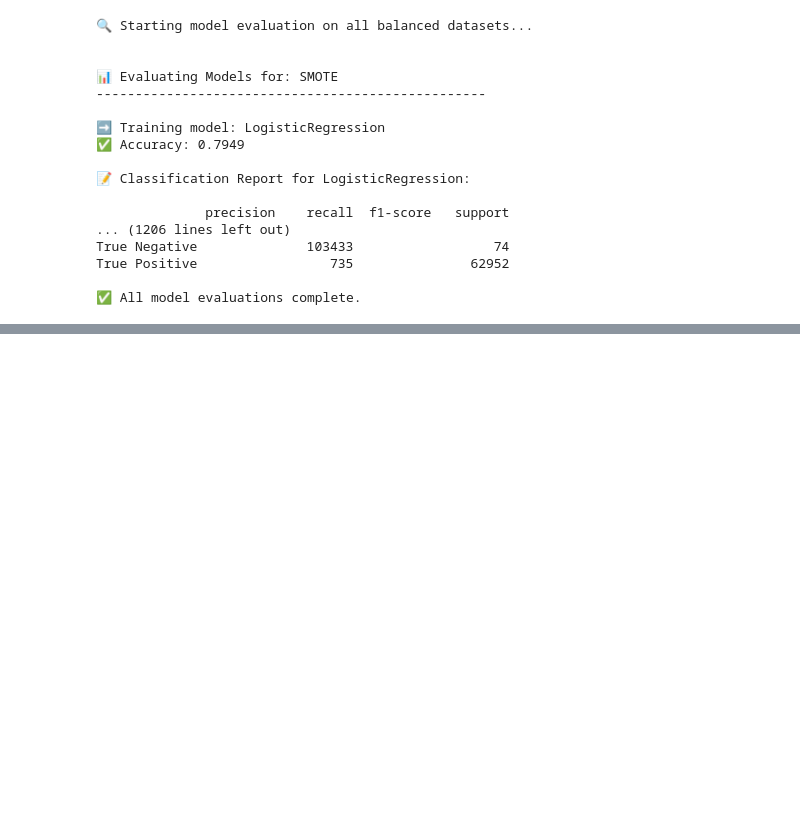
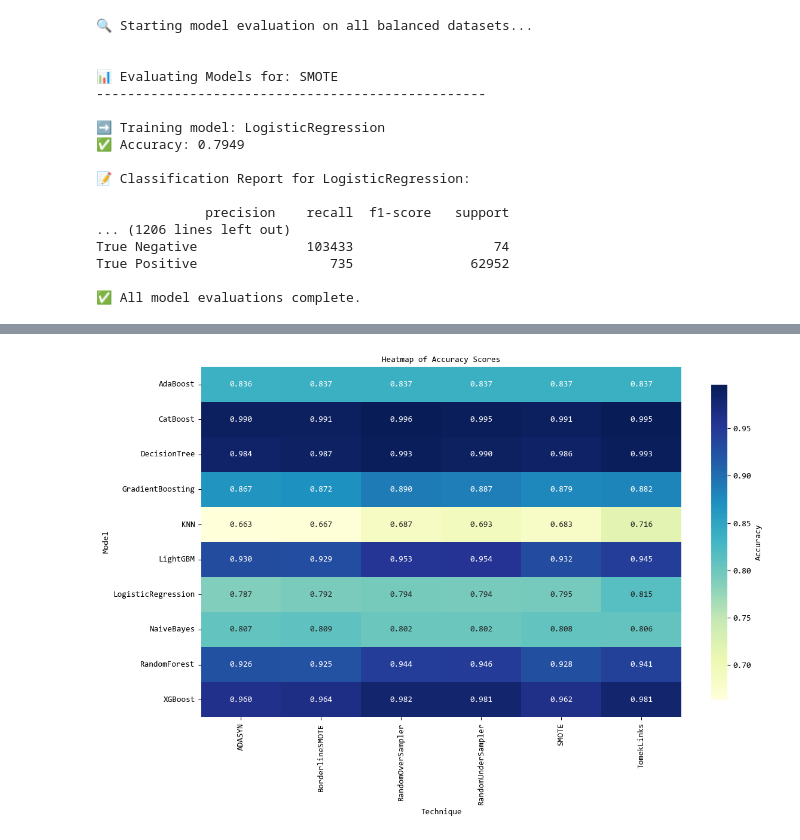
Before and after one commit to glokol22/Med-Insu-Fraud-Detection, a Jupyter notebook: balanced.ipynb, the cells around one changed output, grey strips where cells are left out. Drawn from its saved outputs; the diff is of its cells as text; code cells hidden in the pictures; blank space fills up the shorter version.

Commit message:
added balanced models and README.md file

```diff
--- a/balanced.ipynb
+++ b/balanced.ipynb
@@ -143,3 +163,6 @@ True Negative              103433                  74
 True Positive                 735               62952
 
 ✅ All model evaluations complete.
+# %%
+# Convert results to df
+results_df = pd.DataFrame(results)
@@ -145,0 +214,34 @@ True Positive                 735               62952
+# %%
+# Set global font properties
+plt.rcParams.update({
+    'font.family': 'Consolas',
+    'font.size': 10
+})
+
+# Create pivot table for heatmap
+pivot_acc = results_df.pivot(index='Model', columns='Technique', values='Accuracy')
+
+# Plot heatmap
+plt.figure(figsize=(12, 8))
+ax = sns.heatmap(pivot_acc, annot=True, fmt=".3f", cmap='YlGnBu',
+                 cbar_kws={'label': 'Accuracy', 'shrink': 0.9})
+
+# Set font properties explicitly
+ax.set_title('Heatmap of Accuracy Scores', fontname='Consolas', fontsize=10)
+ax.set_xlabel('Technique', fontname='Consolas', fontsize=10)
+ax.set_ylabel('Model', fontname='Consolas', fontsize=10)
+
+# Update tick labels font
+ax.set_xticklabels(ax.get_xticklabels(), fontname='Consolas', fontsize=10)
+ax.set_yticklabels(ax.get_yticklabels(), fontname='Consolas', fontsize=10, rotation=0)
+
+# Update colorbar font
+colorbar = ax.collections[0].colorbar
+colorbar.ax.tick_params(labelsize=10)
+colorbar.ax.yaxis.label.set_fontname('Consolas')
+colorbar.ax.yaxis.label.set_size(10)
+
+plt.tight_layout()
+plt.show()
+# %% [output]
+[figure, added]
```
Also changed, not shown: parts of 5 cells of this notebook, 4 other files.
